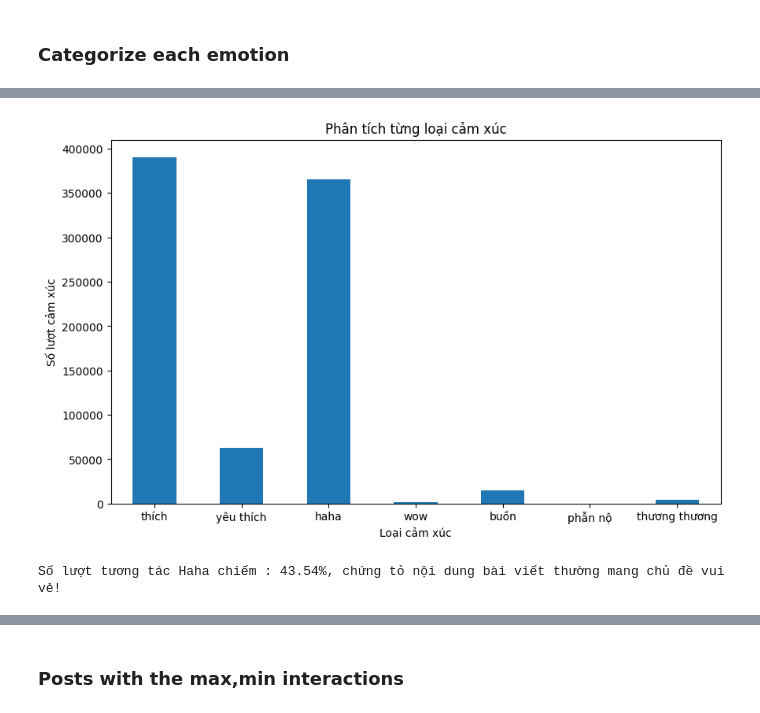
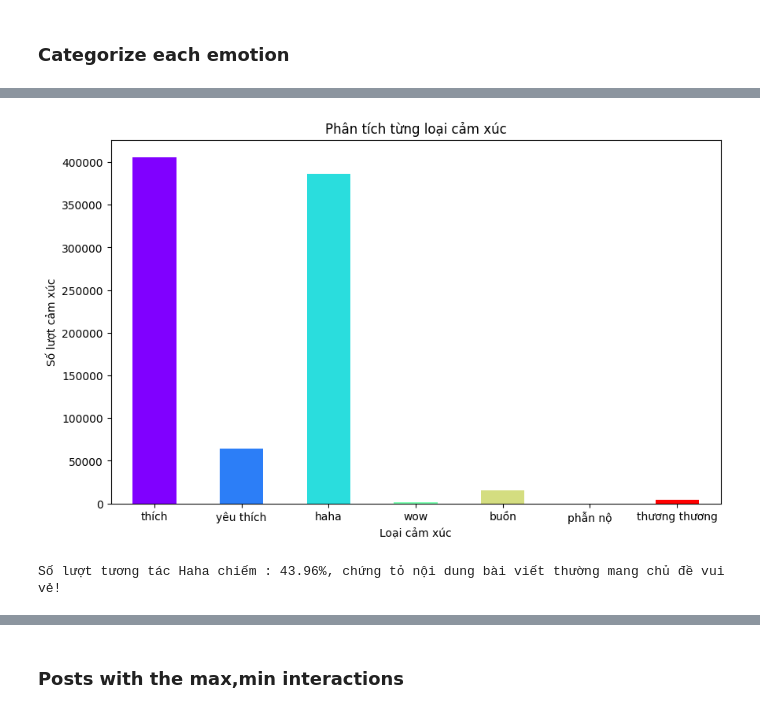
Before and after one commit to quankaka11/BaiTapCuoiKi, a Jupyter notebook: Preprocessing,Statistics and Visualization.ipynb, the cells around one changed output, grey strips where cells are left out. Cells and saved outputs as stored; diff of their text form; code cells hidden in the pictures.

```diff
--- a/Preprocessing,Statistics and Visualization.ipynb
+++ b/Preprocessing,Statistics and Visualization.ipynb
@@ -38,7 +38,7 @@ import matplotlib.pyplot as plt
 import seaborn as sns
 import json
 # %%
-post_df_full = pd.read_csv("C:/FinalProject/DoraemonVN.csv")
+post_df_full = pd.read_excel("C:/FinalProject/DoraemonVietNam.xlsx")
 post_df_full.info()
 # %% [output]
 <class 'pandas.core.frame.DataFrame'>
@@ -320,19 +320,20 @@ post_df_full_with_reactions[['post_text','thích','yêu thích','haha','wow','bu
 # %%
 emotions_data = post_df_full_with_reactions[['thích', 'yêu thích', 'haha', 'wow', 'buồn', 'phẫn nộ', 'thương thương']]
+rainbow_colors = plt.cm.rainbow(np.linspace(0, 1, len(emotions_data.columns)))
 
-emotions_data.sum().plot(kind='bar', figsize=(10, 6))
+emotions_data.sum().plot(kind='bar', figsize=(10, 6),color=rainbow_colors)
 plt.title('Phân tích từng loại cảm xúc')
 plt.xlabel('Loại cảm xúc')
 plt.ylabel('Số lượt cảm xúc')
 plt.xticks(rotation=0)
 plt.show()
 # %% [output]
-[figure, old version]
+[figure, new version]
 # %%
 x  = round(post_df_full_with_reactions["haha"].sum() / post_df_full["reaction_count"].sum(),4) * 100
 print("Số lượt tương tác Haha chiếm : " + str(x) + "%, chứng tỏ nội dung bài viết thường mang chủ đề vui vẻ!")
 # %% [output]
-Số lượt tương tác Haha chiếm : 43.54%, chứng tỏ nội dung bài viết thường mang chủ đề vui vẻ!
+Số lượt tương tác Haha chiếm : 43.96%, chứng tỏ nội dung bài viết thường mang chủ đề vui vẻ!
 # %%
 emotions_data = post_df_full_with_reactions[['time', 'thích', 'yêu thích', 'haha', 'wow', 'buồn', 'phẫn nộ', 'thương thương']]
 
```
Also changed, not shown: parts of 57 cells of this notebook, 6 other files.
